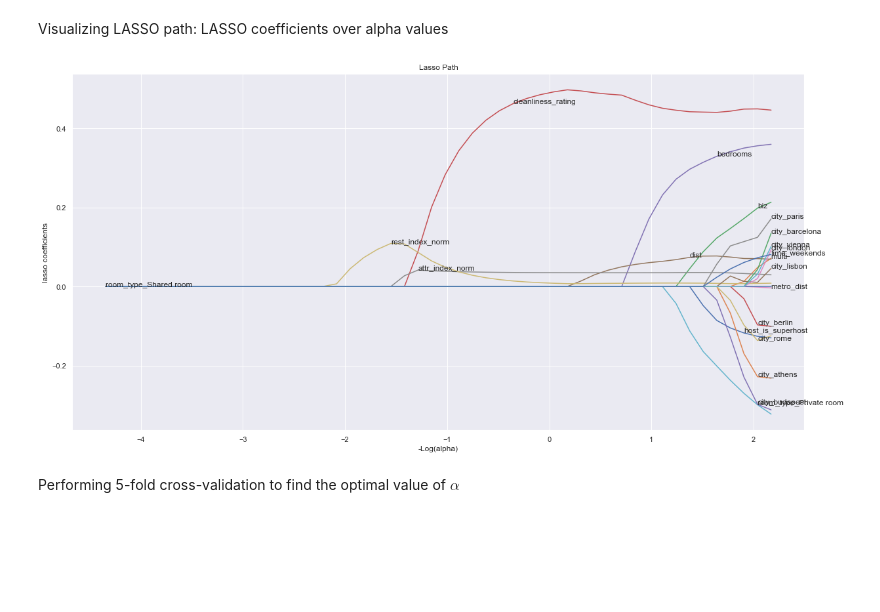
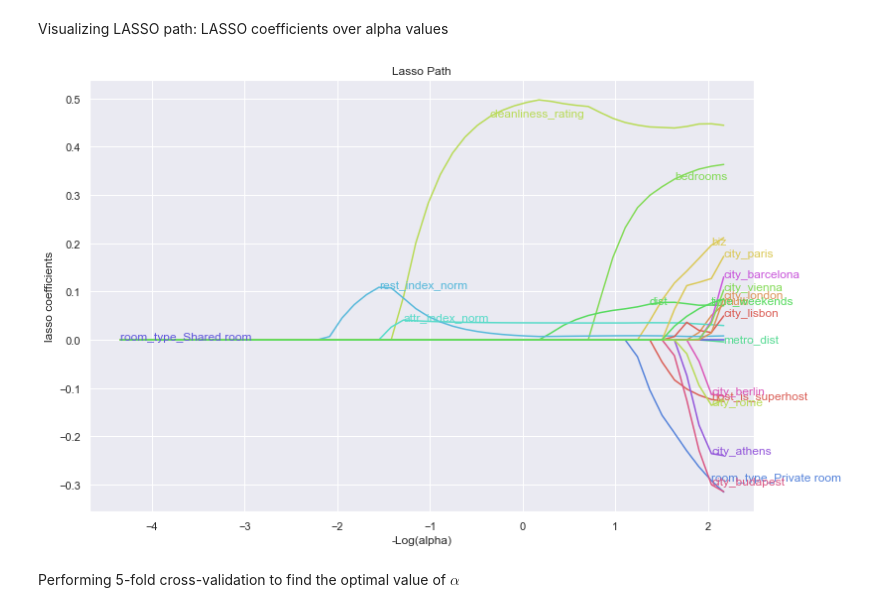
Before and after one commit to Hrithik0015/ECON323_Project, a Jupyter notebook: Project_Report.ipynb, the cells around one changed output. Saved outputs shown, nothing was run; the diff lists cells and outputs as text; code cells hidden in the pictures; blank space fills up the shorter version.

Commit message:
fixed optimal alpha

```diff
--- a/Project_Report.ipynb
+++ b/Project_Report.ipynb
@@ -398,31 +399,32 @@ Visualizing LASSO path: LASSO coefficients over alpha values
 # %%
 from itertools import cycle
 alphas = np.exp(np.linspace(10, -5, 50))
 alphas, coefs_lasso, _ = linear_model.lasso_path(x_train, y_train, alphas=alphas, max_iter=10000)
+colors = sns.color_palette("hls", 15)
 
-# plotting
-fig, ax = plt.subplots(figsize=(20,10))
+fig, ax = plt.subplots(figsize=(12, 8))
+color_cycle = cycle(colors)
 log_alphas = -np.log10(alphas)
-for coef_l, name in zip(coefs_lasso, list(x_train)):
-   ax.plot(log_alphas, coef_l)
+for coef_l, c, name in zip(coefs_lasso, color_cycle, x_train):
+   ax.plot(log_alphas, coef_l, c=c)
    ax.set_xlabel('-Log(alpha)')
    ax.set_ylabel('lasso coefficients')
    ax.set_title('Lasso Path')
    ax.axis('tight')
    maxabs = np.max(np.abs(coef_l))
    i = [idx for idx in range(len(coef_l)) if abs(coef_l[idx]) >= (0.9*maxabs)][0]
    xnote = log_alphas[i]
    ynote = coef_l[i]
-   ax.annotate(name, (xnote, ynote))
+   ax.annotate(name, (xnote, ynote), color=c)
 
 def fit_and_report_mses(mod, X_train, X_test, y_train, y_test):
     mod.fit(X_train, y_train)
     return dict(
         mse_train=sample_mse(y_train, mod.predict(X_train)),
         mse_test=sample_mse(y_test, mod.predict(X_test))
     )
 # %% [output]
-[figure, old version]
+[figure, new version]
 # %% [markdown]
 Performing 5-fold cross-validation to find the optimal value of $\alpha$
 # %%
```
Also changed, not shown: parts of 12 cells of this notebook.
